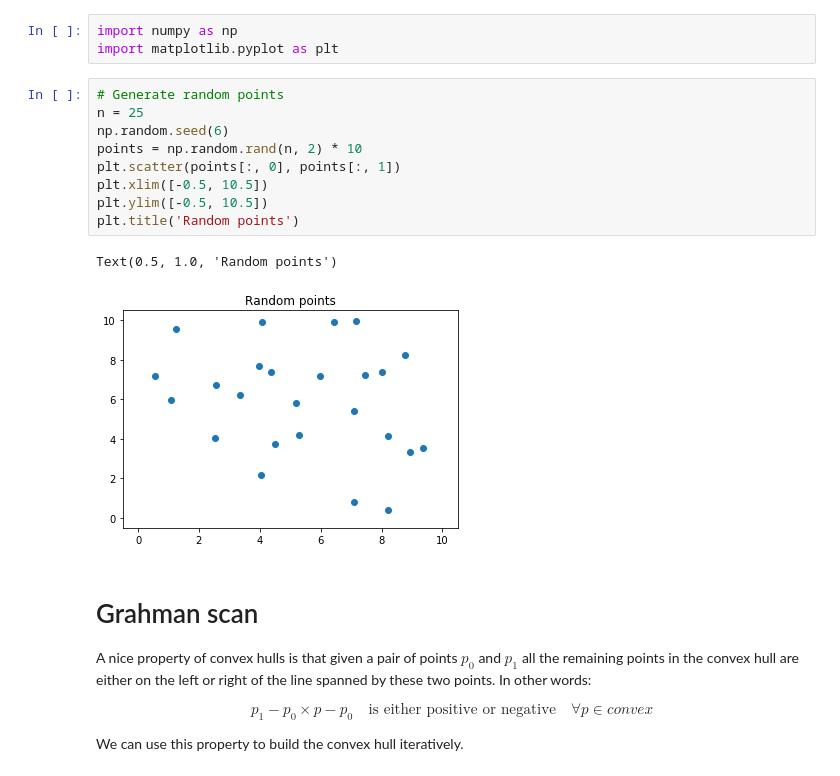
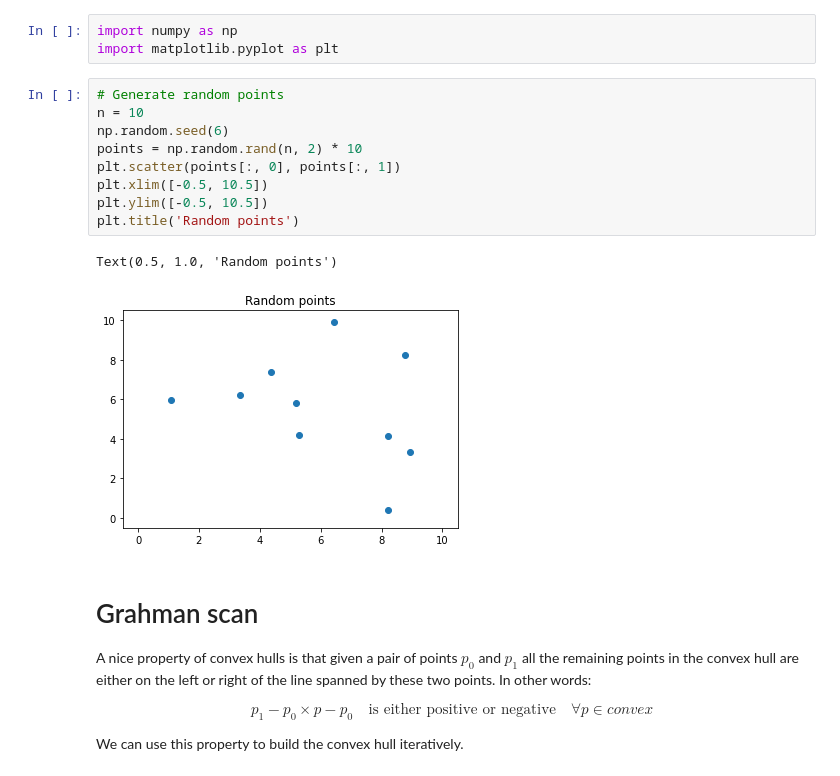
Before and after one commit to Rage997/Geometric-Algorithms, a Jupyter notebook: convex_hull.ipynb, the cells around one changed output. Saved outputs shown, nothing was run; the diff lists cells and outputs as text.

```diff
--- a/convex_hull.ipynb
+++ b/convex_hull.ipynb
@@ -3,16 +3,16 @@ import numpy as np
 import matplotlib.pyplot as plt
 # %%
 # Generate random points
-n = 25
+n = 10
 np.random.seed(6)
 points = np.random.rand(n, 2) * 10
 plt.scatter(points[:, 0], points[:, 1])
 plt.xlim([-0.5, 10.5])
 plt.ylim([-0.5, 10.5])
 plt.title('Random points')
 # %% [output]
 Text(0.5, 1.0, 'Random points')
-[figure, old version]
+[figure, new version]
 # %% [markdown]
 # Grahman scan
 
```
Also changed, not shown: parts of 14 cells of this notebook.
